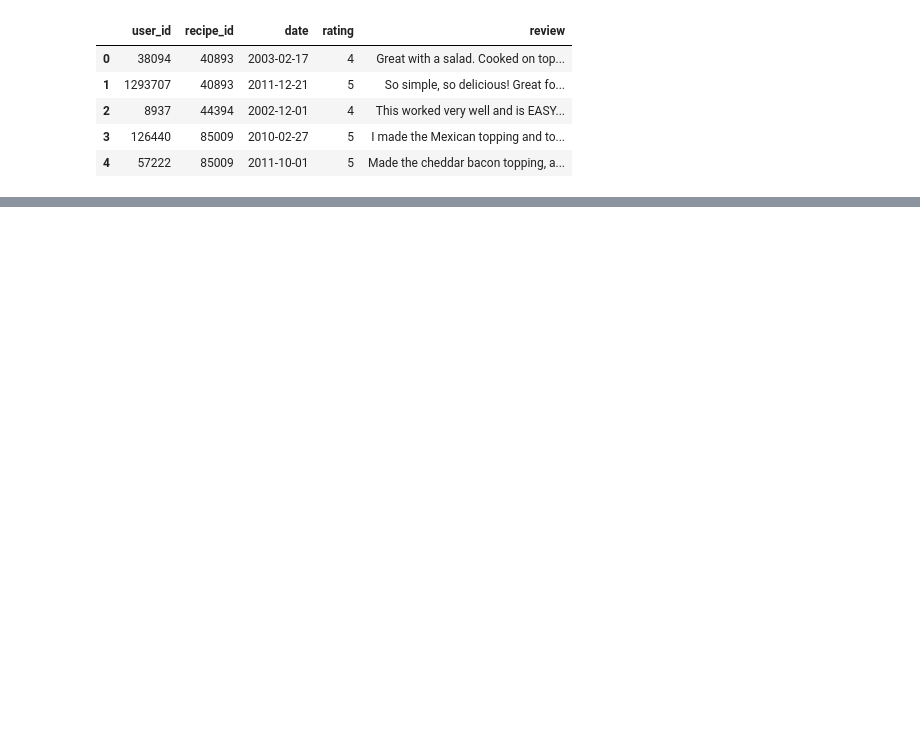
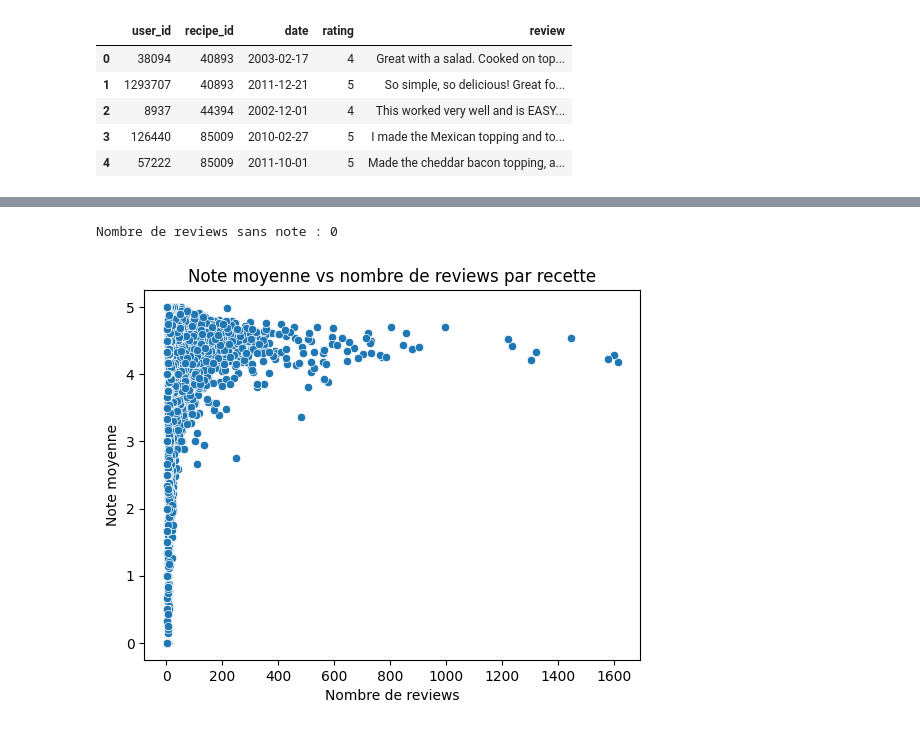
Before and after one commit to shanoether/kit_big_data_mangetamain, a Jupyter notebook: notebook/load_data_vico.ipynb, the cells around one changed output, grey strips where cells are left out. Saved outputs shown, nothing was run; the diff lists cells and outputs as text; code cells hidden in the pictures; blank space fills up the shorter version.

```diff
--- a/notebook/load_data_vico.ipynb
+++ b/notebook/load_data_vico.ipynb
@@ -24,0 +70,16 @@ df_recipe.head()
+# %%
+# Check des ratings mal renseignés :
+missing_ratings = df_interaction['rating'].isna().sum()
+print("Nombre de reviews sans note :", missing_ratings)
+# %% [output]
+Nombre de reviews sans note : 0
+# %%
+mean_rating_per_recipe = df_interaction.groupby('recipe_id')['rating'].mean()
+reviews_per_recipe = df_interaction.groupby('recipe_id').size()
+sns.scatterplot(x=reviews_per_recipe, y=mean_rating_per_recipe)
+plt.xlabel("Nombre de reviews")
+plt.ylabel("Note moyenne")
+plt.title("Note moyenne vs nombre de reviews par recette")
+plt.show()
+# %% [output]
+[figure, added]
```
Also changed, not shown: parts of 7 cells of this notebook, 4 other files.
